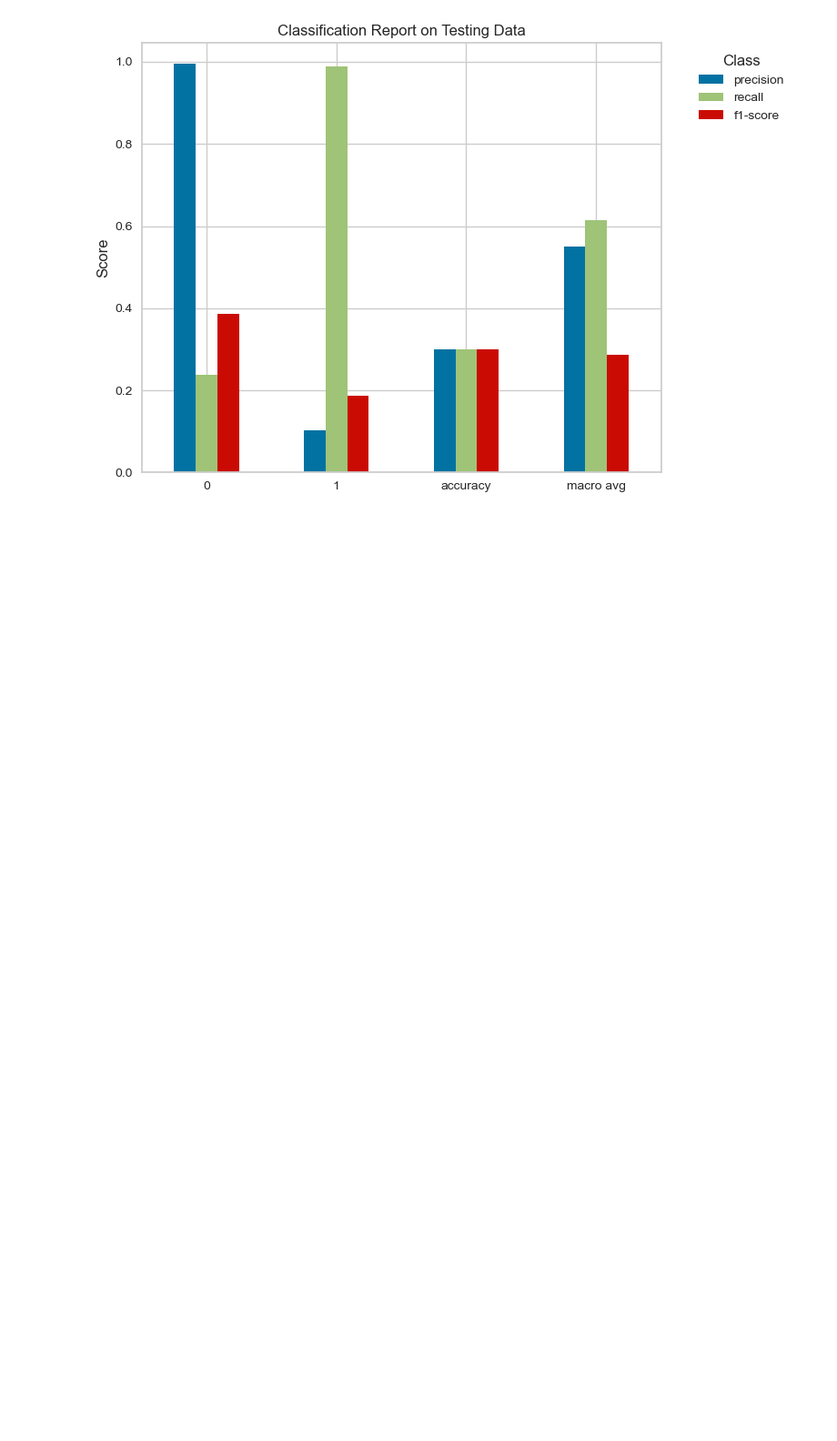
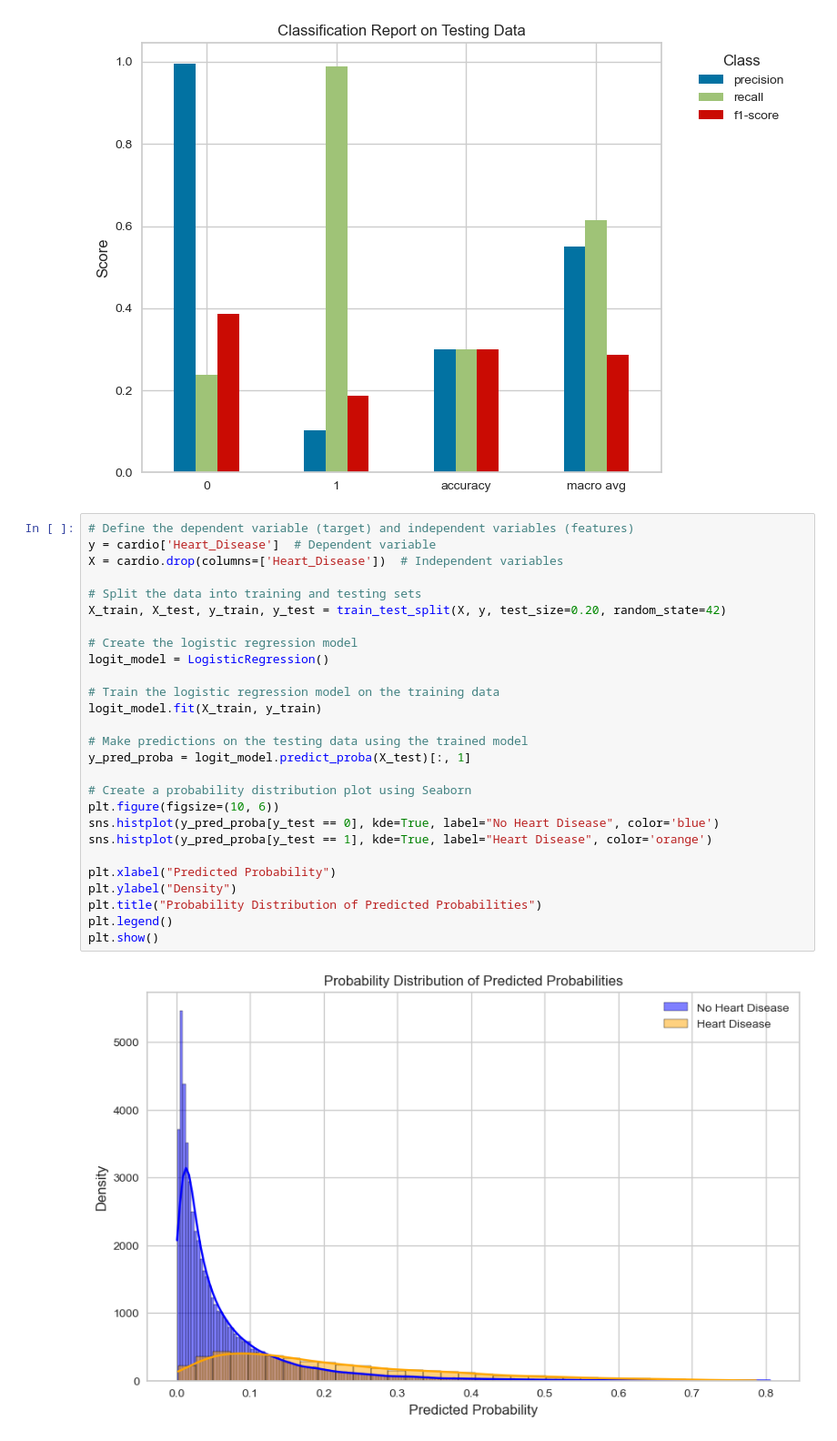
Before and after one commit to bobebend/Cardiovascular_diseases_risk_prediction, a Jupyter notebook: notebooks/logistic_regress.ipynb, the cells around one changed output. Shown at 91% size. Cells and saved outputs as stored; diff of their text form; blank space fills up the shorter version.

```diff
--- a/notebooks/logistic_regress.ipynb
+++ b/notebooks/logistic_regress.ipynb
@@ -824,3 +954,32 @@ macro avg      0.549193  0.613665  0.285502  61771.000000
 weighted avg   0.923553  0.299396  0.369018  61771.000000
 <Figure size 800x600 with 0 Axes>
 [figure]
+# %%
+# Define the dependent variable (target) and independent variables (features)
+y = cardio['Heart_Disease']  # Dependent variable
+X = cardio.drop(columns=['Heart_Disease'])  # Independent variables
+
+# Split the data into training and testing sets
+X_train, X_test, y_train, y_test = train_test_split(X, y, test_size=0.20, random_state=42)
+
+# Create the logistic regression model
+logit_model = LogisticRegression()
+
+# Train the logistic regression model on the training data
+logit_model.fit(X_train, y_train)
+
+# Make predictions on the testing data using the trained model
+y_pred_proba = logit_model.predict_proba(X_test)[:, 1]
+
+# Create a probability distribution plot using Seaborn
+plt.figure(figsize=(10, 6))
+sns.histplot(y_pred_proba[y_test == 0], kde=True, label="No Heart Disease", color='blue')
+sns.histplot(y_pred_proba[y_test == 1], kde=True, label="Heart Disease", color='orange')
+
+plt.xlabel("Predicted Probability")
+plt.ylabel("Density")
+plt.title("Probability Distribution of Predicted Probabilities")
+plt.legend()
+plt.show()
+# %% [output]
+[figure, added]
```
Also changed, not shown: parts of 5 cells of this notebook, 4 other files.
